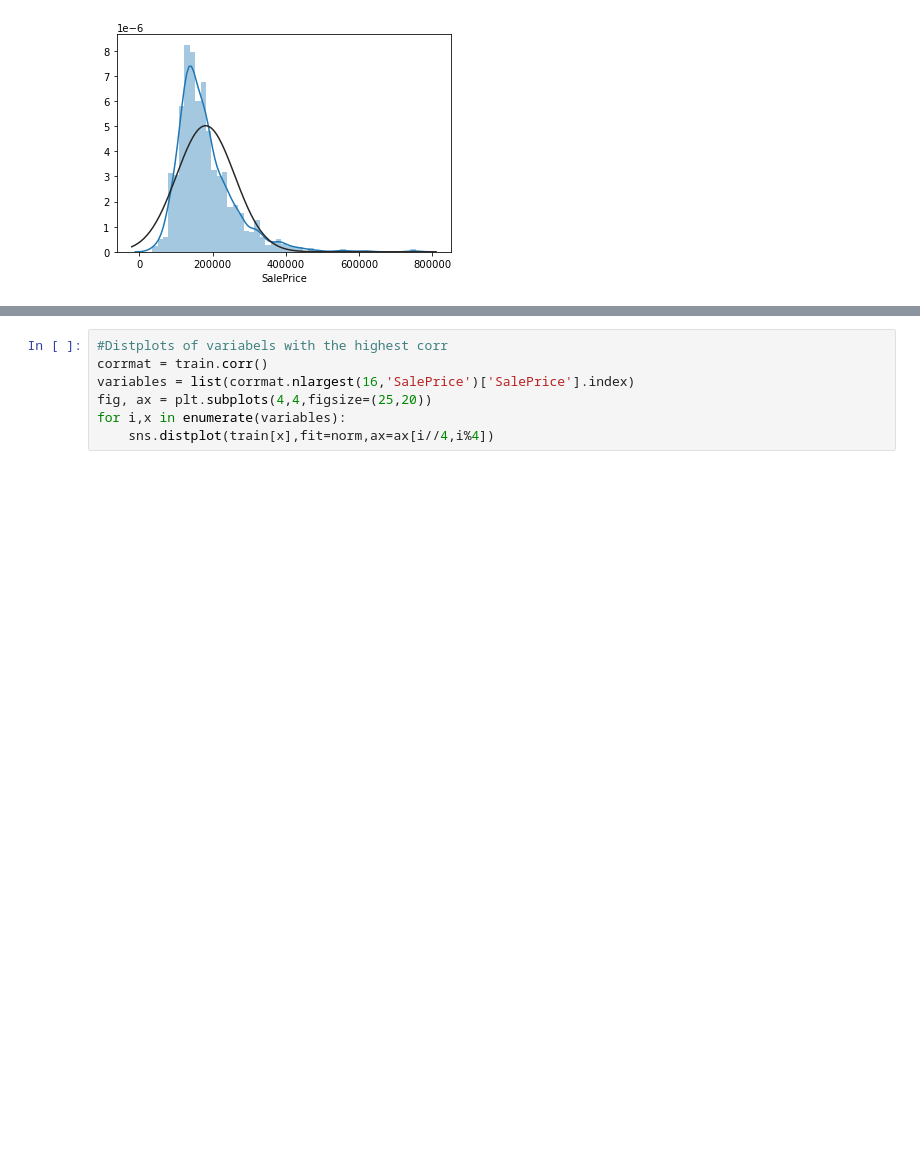
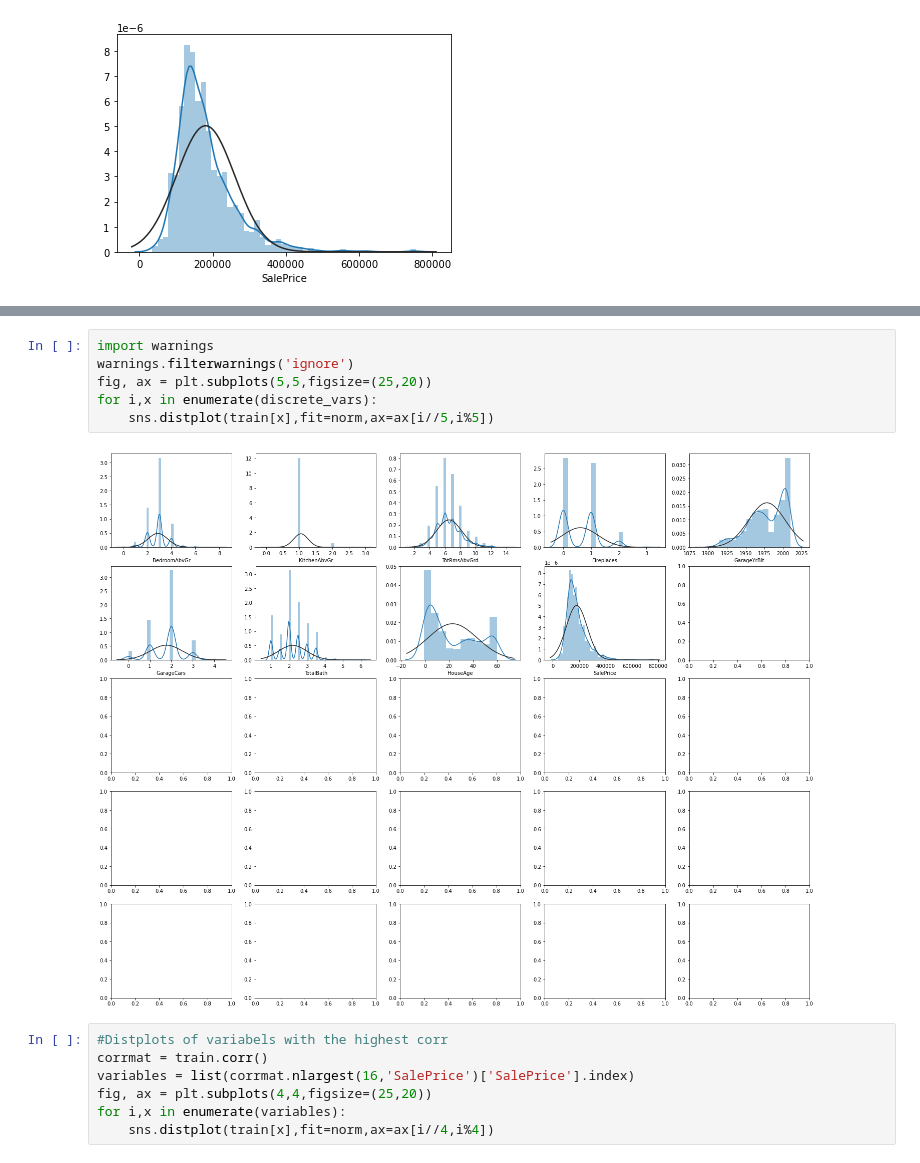
Before and after one commit to jflaher4/FA21_Exponent_Project, a Jupyter notebook: Data_Exploration/Data Cleaning.ipynb, the cells around one changed output, grey strips where cells are left out. Drawn from its saved outputs; the diff is of its cells as text; blank space fills up the shorter version.

```diff
--- a/Data_Exploration/Data Cleaning.ipynb
+++ b/Data_Exploration/Data Cleaning.ipynb
@@ -113,3 +98,11 @@ for i,x in enumerate(continuous_vars):
+# %%
+import warnings
+warnings.filterwarnings('ignore')
+fig, ax = plt.subplots(5,5,figsize=(25,20))
+for i,x in enumerate(discrete_vars):
+    sns.distplot(train[x],fit=norm,ax=ax[i//5,i%5])
+# %% [output]
+[figure, added]
 # %%
 #Distplots of variabels with the highest corr
 corrmat = train.corr()
```
Also changed, not shown: parts of 12 cells of this notebook.
